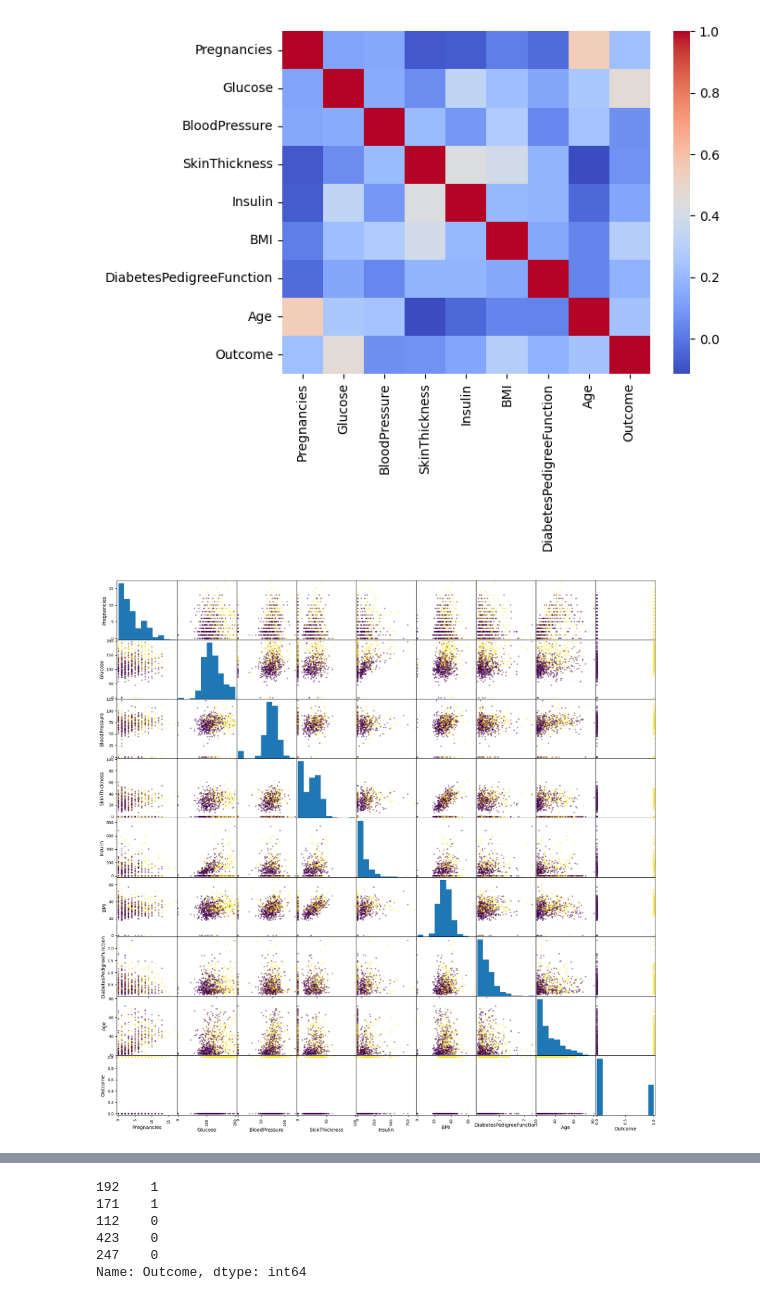
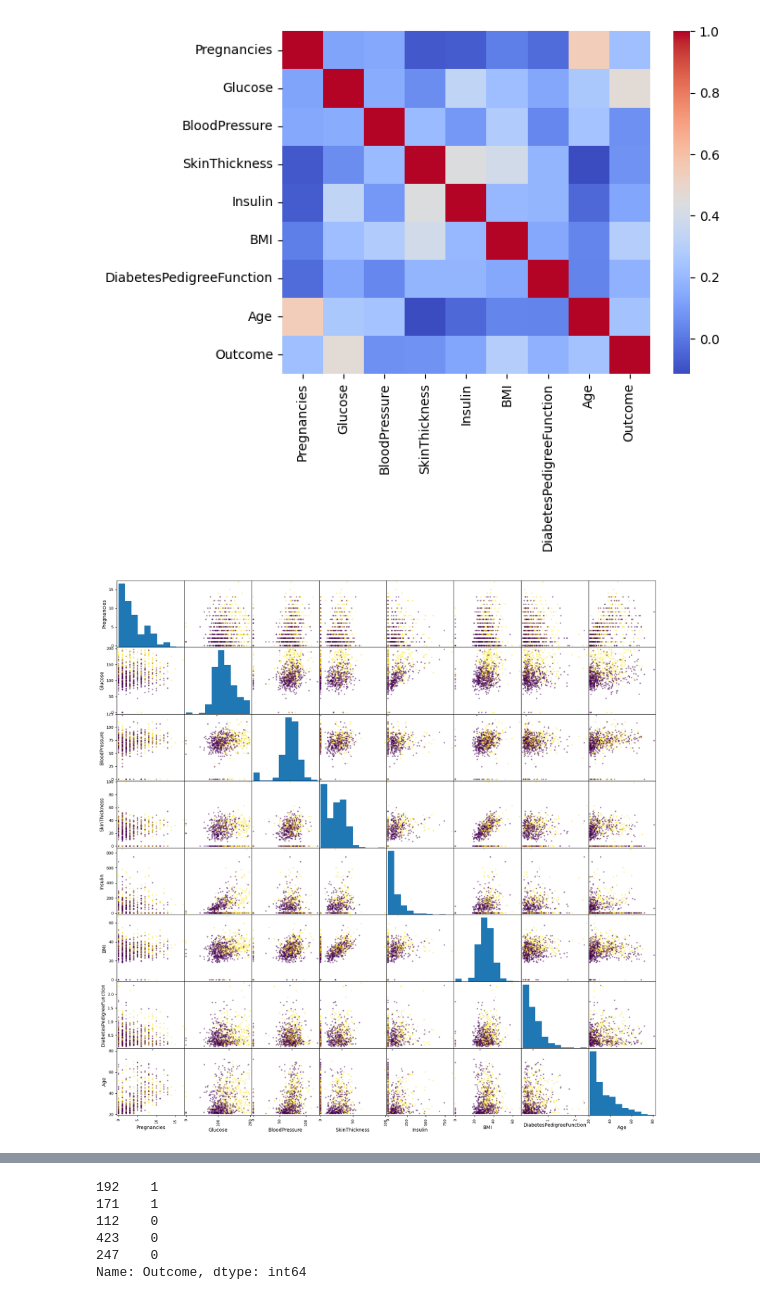
Before and after one commit to anuragvishwakarma02hotmail/12AprilExercise, a Jupyter notebook: EY_ClassificationTest.ipynb, the cells around one changed output, grey strips where cells are left out. Saved outputs shown, nothing was run; the diff lists cells and outputs as text; code cells hidden in the pictures.

```diff
--- a/EY_ClassificationTest.ipynb
+++ b/EY_ClassificationTest.ipynb
@@ -54,9 +61,9 @@ sns.heatmap(cors, cmap = 'coolwarm')
 [figure]
 # %%
 y=data["Outcome"]
-sm = pd.plotting.scatter_matrix(data, c=y ,figsize=(20,20))
+sm = pd.plotting.scatter_matrix(data.drop(['Outcome'], axis=1), c=y ,figsize=(20,20))
 # %% [output]
-[figure, old version]
+[figure, new version]
 # %%
 #Split in to 70:30
 #Seperate output columns
```
Also changed, not shown: parts of 1 cell of this notebook.
